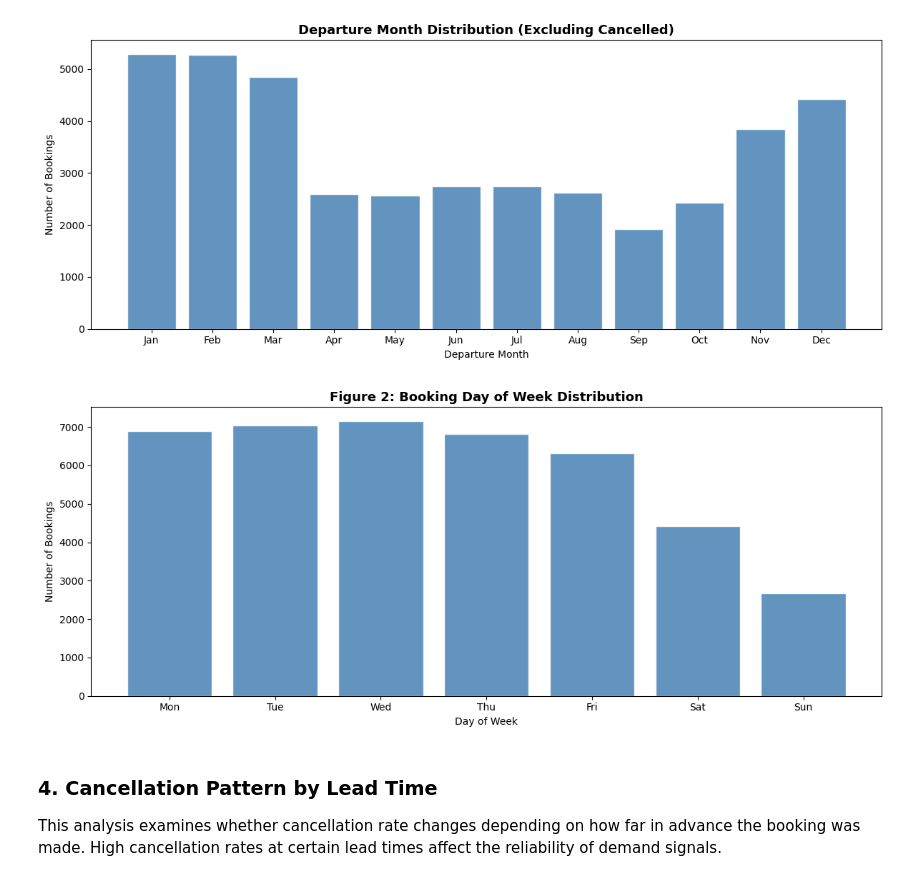
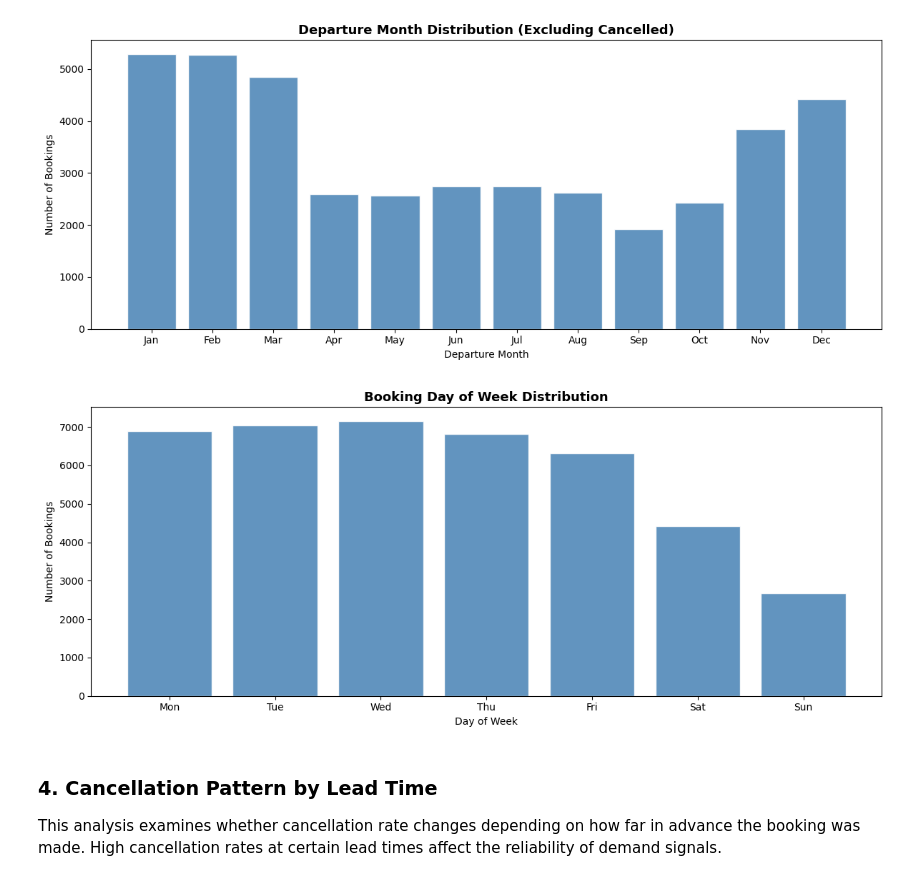
Before and after one commit to VildanaRazumova/thesis-demand-forecasting, a Jupyter notebook: thesis_notebook_final.ipynb, the cells around one changed output. Drawn from its saved outputs; the diff is of its cells as text; code cells hidden in the pictures.

```diff
--- a/thesis_notebook_final.ipynb
+++ b/thesis_notebook_final.ipynb
@@ -662,29 +662,29 @@ plt.show()
 # %%
 # Figure 5: Booking Day of Week
 
 # Step 1: Extract day of week from booking creation date
 # 0 = Monday, 6 = Sunday
 df_claims['DayOfWeek'] = df_claims['ClaimCreatedDT_UTC'].dt.dayofweek
 
 # Step 2: Day names
 day_names = ['Mon','Tue','Wed','Thu','Fri','Sat','Sun']
 
 # Step 3: Count bookings per day (excluding cancelled)
 active = df_claims[df_claims['StatusName'] != 'Canceled']
 daily_count = active.groupby('DayOfWeek').size()
 
 # Step 4: Plot
 plt.figure(figsize=(12, 5))
 plt.bar(day_names, daily_count.values,
         color='steelblue', edgecolor='white', alpha=0.85)
-plt.title('Figure 2: Booking Day of Week Distribution',
+plt.title('Booking Day of Week Distribution',
           fontsize=13, fontweight='bold')
 plt.xlabel('Day of Week')
 plt.ylabel('Number of Bookings')
 plt.tight_layout()
 plt.show()
 # %% [output]
-[figure, old version]
+[figure, new version]
 # %% [markdown]
 ### 4. Cancellation Pattern by Lead Time
 
```
Also changed, not shown: parts of 5 cells of this notebook.
